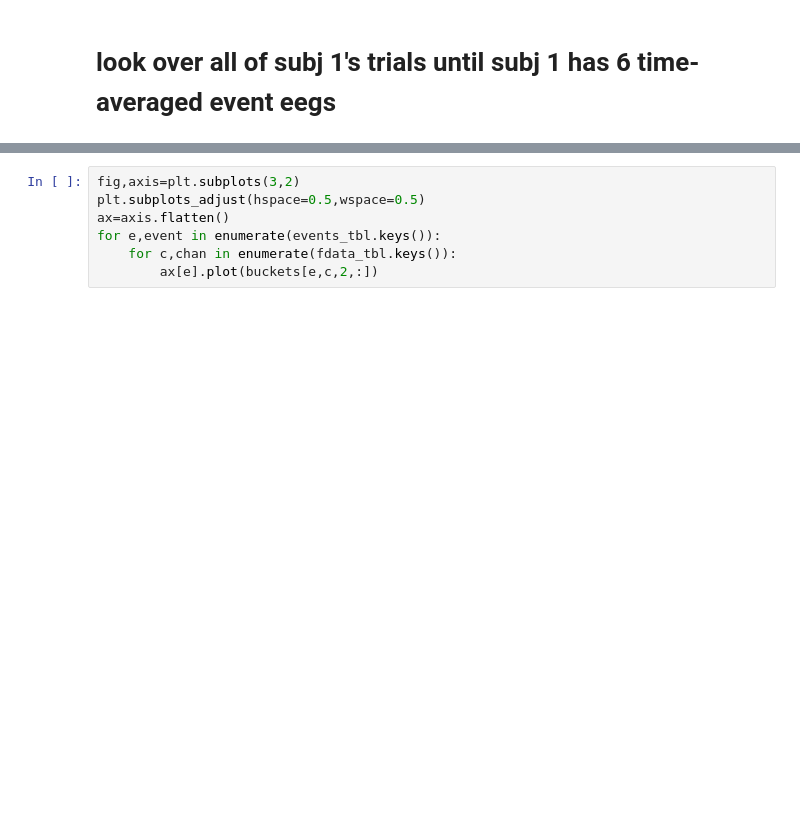
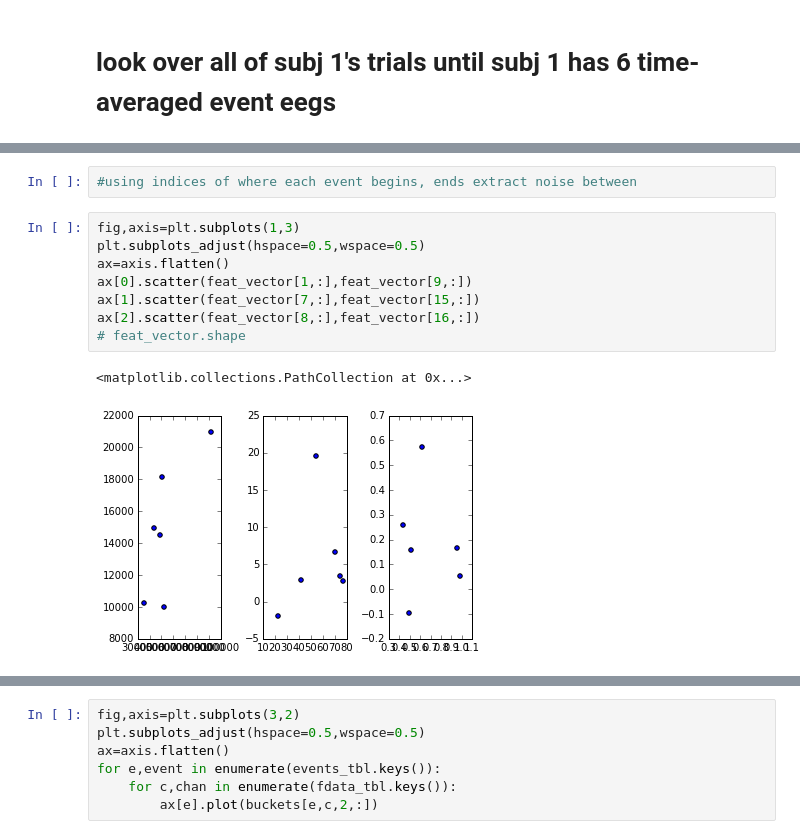
Before and after one commit to kaylanb/IndominusRex, a Jupyter notebook: code/process.ipynb, the cells around one changed output, grey strips where cells are left out. Cells and saved outputs as stored; diff of their text form; blank space fills up the shorter version.

```diff
--- a/code/process.ipynb
+++ b/code/process.ipynb
@@ -192,0 +355,13 @@ auto features avg 4 buckets:
+# %%
+#using indices of where each event begins, ends extract noise between
+# %%
+fig,axis=plt.subplots(1,3)
+plt.subplots_adjust(hspace=0.5,wspace=0.5)
+ax=axis.flatten()
+ax[0].scatter(feat_vector[1,:],feat_vector[9,:])
+ax[1].scatter(feat_vector[7,:],feat_vector[15,:])
+ax[2].scatter(feat_vector[8,:],feat_vector[16,:])
+# feat_vector.shape
+# %% [output]
+<matplotlib.collections.PathCollection at 0x...>
+[figure, added]
```
Also changed, not shown: parts of 18 cells of this notebook.
